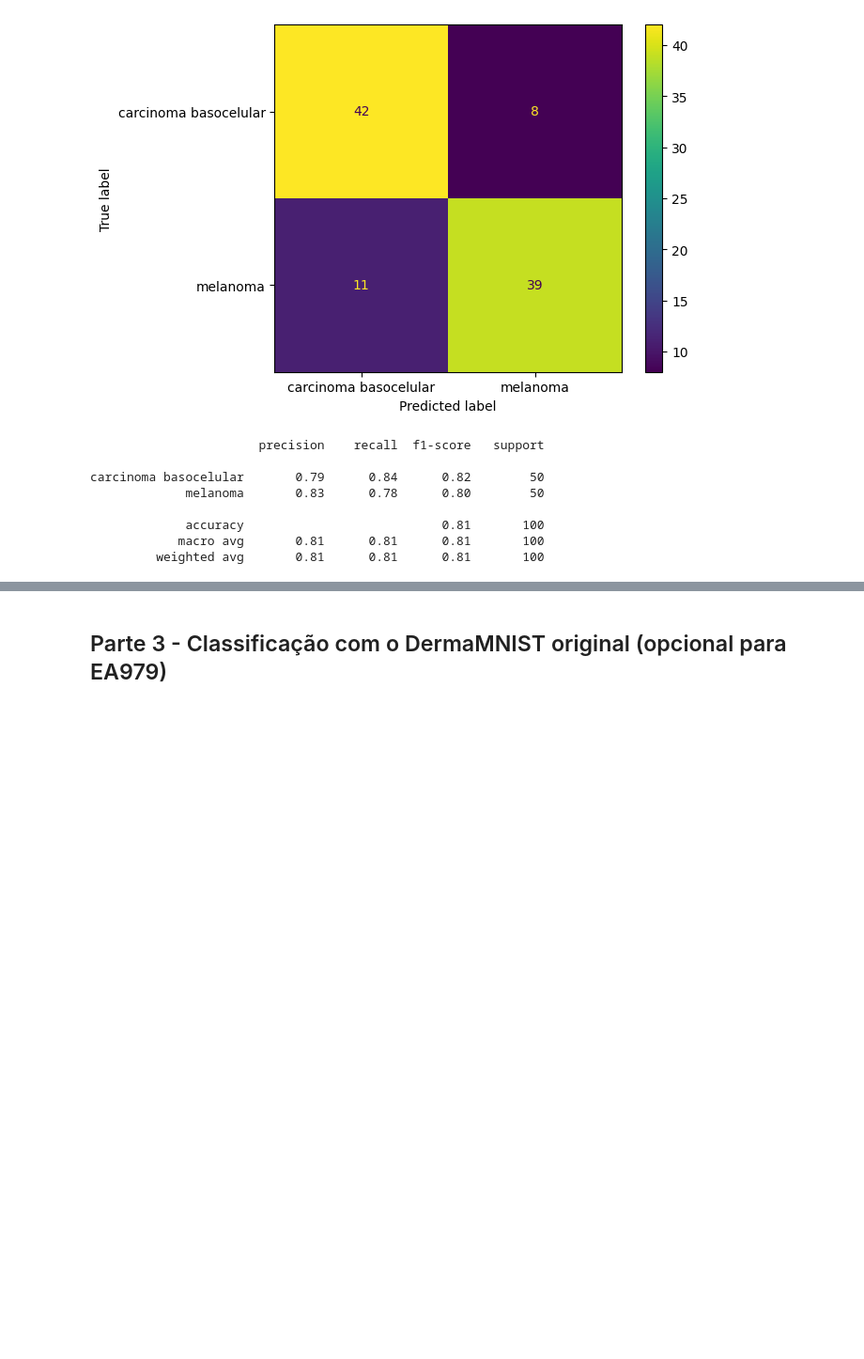
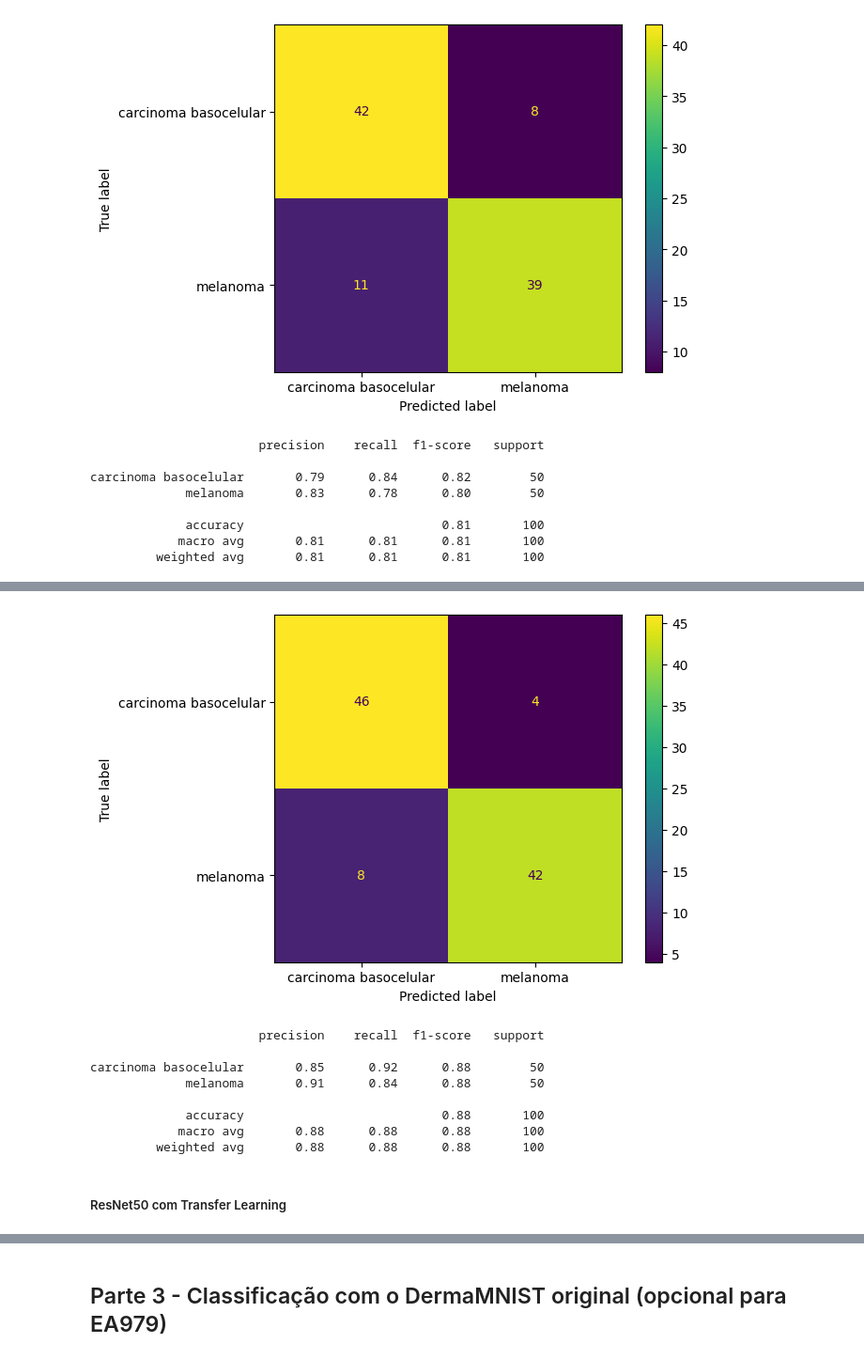
Before and after one commit to UNICAMP-EA979/2026s1-pi05-cnn-leticialopesms, a Jupyter notebook: Atividade.ipynb, the cells around one changed output, grey strips where cells are left out. Shown at 94% size. Drawn from its saved outputs; the diff is of its cells as text; code cells hidden in the pictures; blank space fills up the shorter version.

```diff
--- a/Atividade.ipynb
+++ b/Atividade.ipynb
@@ -874,6 +875,7 @@ class DermaMNISTDataModule(pl.LightningDataModule):
 hparams = {
     "experiment_name": "Test_ResNet18_DermaMNIST",  # experiment name identifies the run for later
     "model_name": "resnet18",  # model architecture to use
+    "weights": None,  # pretrained weights to use (None or False for no weights, or a string with the name of the weights)
     "max_epochs": 100,  # number of epochs to train
     "batch_size": 100,  # size of batch
     "nworkers": 0 if sys.platform.startswith("win") else mp.cpu_count(),  # number of workers to use in parallel loading
@@ -954,9 +975,12 @@ class DermaMNISTBinaryClassifier(pl.LightningModule):
             "efficientnet_b4": models.efficientnet_b4,
         }
 
+        weights = self.hparams.weights if hasattr(self.hparams, 'weights') else None
+        weights = None if weights is False else weights
         name = self.hparams.model_name
+        cnn = AVAILABLE_MODELS[name](weights=weights)
+
         if "resnet" in name:
-            cnn = AVAILABLE_MODELS[name](weights=None)
             # Adaptando a primeira camada para o número de canais de entrada
             old_conv = cnn.conv1
             cnn.conv1 = nn.Conv2d(
@@ -973,7 +997,6 @@ class DermaMNISTBinaryClassifier(pl.LightningModule):
             return cnn
 
         if "efficientnet" in name:
-            cnn = AVAILABLE_MODELS[name](weights=None)
             # Adaptando a primeira camada para o número de canais de entrada
             old_features = cnn.features[0][0]
             cnn.features[0][0] = nn.Conv2d(
@@ -990,7 +1013,6 @@ class DermaMNISTBinaryClassifier(pl.LightningModule):
             return cnn
 
         if "densenet" in name:
-            cnn = AVAILABLE_MODELS[name](weights=None)
             # Adaptando a primeira camada para o número de canais de entrada
             old_features = cnn.features.conv0
             cnn.features.conv0 = nn.Conv2d(
@@ -1288,0 +1381,15 @@ carcinoma basocelular       0.79      0.84      0.82        50
+# %%
+baseline_model = "logs/Test_ResNet18_pretrained_DermaMNIST-epoch=25-val_acc=0.87.ckpt"
+evaluate_model(baseline_model)
+# %% [output]
+[figure, added]
+                       precision    recall  f1-score   support
+
+carcinoma basocelular       0.85      0.92      0.88        50
+             melanoma       0.91      0.84      0.88        50
+
+             accuracy                           0.88       100
+            macro avg       0.88      0.88      0.88       100
+         weighted avg       0.88      0.88      0.88       100
+# %% [markdown]
+##### ResNet50 com Transfer Learning
```
Also changed, not shown: parts of 29 cells of this notebook, 5 other files.
